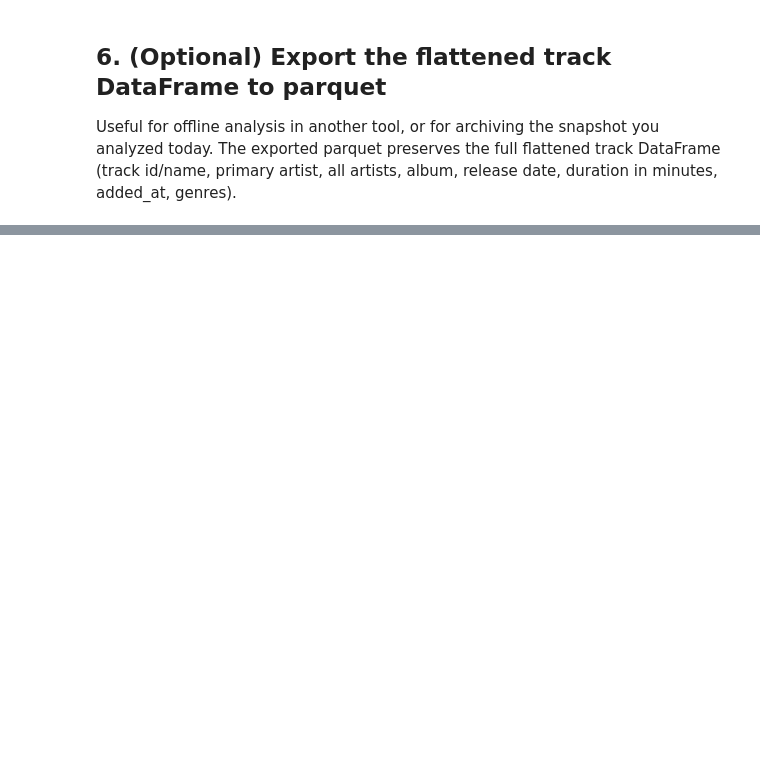
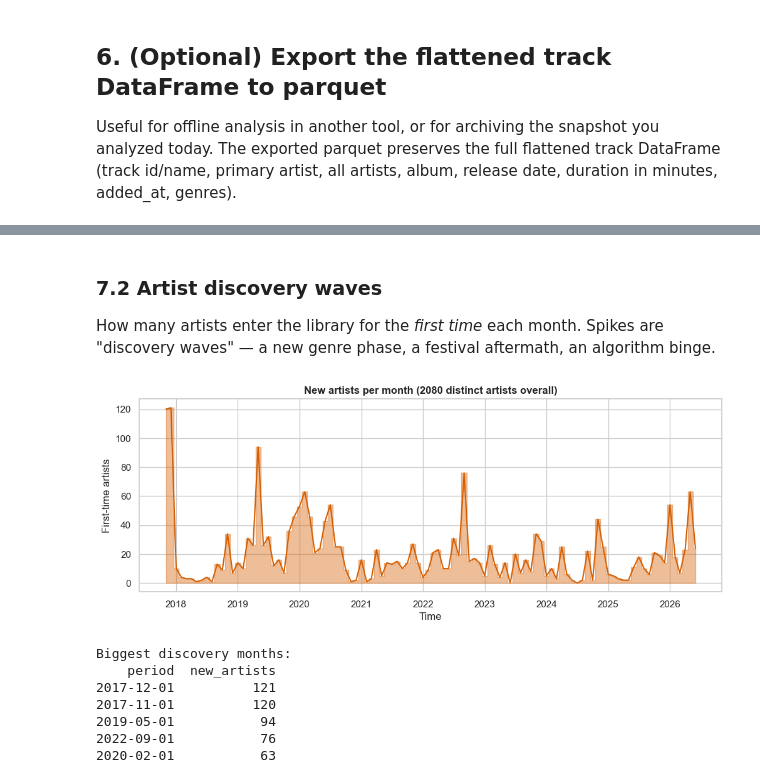
Before and after one commit to Bennet-B/py_spotify_project, a Jupyter notebook: notebooks/01_explore_playlist.ipynb, the cells around one changed output, grey strips where cells are left out. Drawn from its saved outputs; the diff is of its cells as text; code cells hidden in the pictures; blank space fills up the shorter version.

```diff
--- a/notebooks/01_explore_playlist.ipynb
+++ b/notebooks/01_explore_playlist.ipynb
@@ -166,0 +210,27 @@ if EXPORT:
+# %% [markdown]
+### 7.2 Artist discovery waves
+
+How many artists enter the library for the *first time* each month. Spikes are "discovery waves" — a new genre phase, a festival aftermath, an algorithm binge.
+# %%
+waves = insights.discovery_waves(df, freq="M")
+first_seen = insights.artist_first_seen(df)
+
+fig, ax = plt.subplots(figsize=(12, 4))
+ax.fill_between(waves["period"], waves["new_artists"], step="mid", alpha=0.4, color=palette[3])
+ax.plot(waves["period"], waves["new_artists"], color=palette[3], linewidth=1.5)
+ax.set_title(f"New artists per month ({len(first_seen)} distinct artists overall)", fontsize=12, fontweight="bold")
+ax.set_xlabel("Time")
+ax.set_ylabel("First-time artists")
+plt.show()
+
+print("Biggest discovery months:")
+print(waves.nlargest(5, "new_artists").to_string(index=False))
+# %% [output]
+[figure, added]
+Biggest discovery months:
+    period  new_artists
+2017-12-01          121
+2017-11-01          120
+2019-05-01           94
+2022-09-01           76
+2020-02-01           63
```
Also changed, not shown: parts of 27 cells of this notebook.
